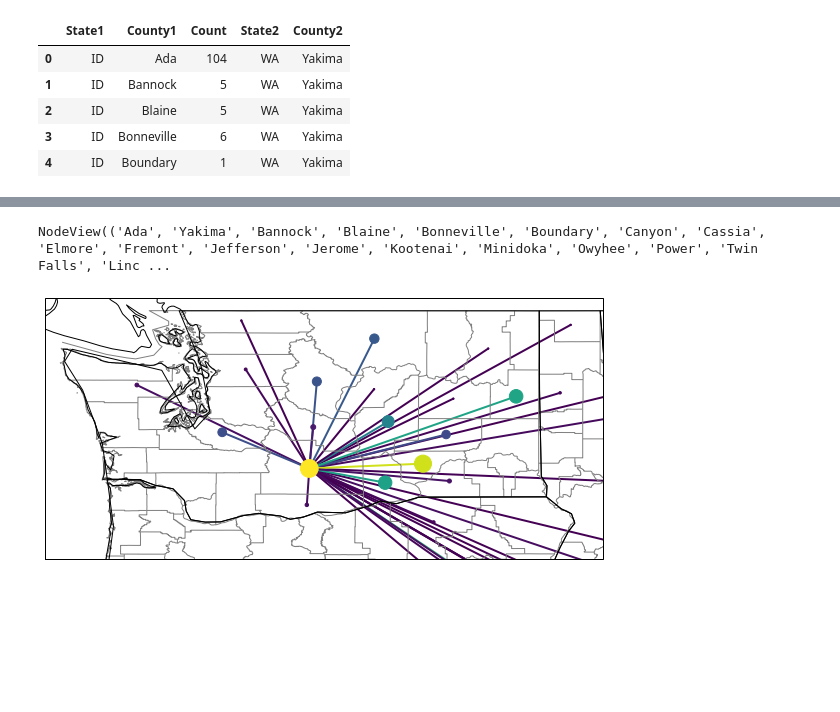
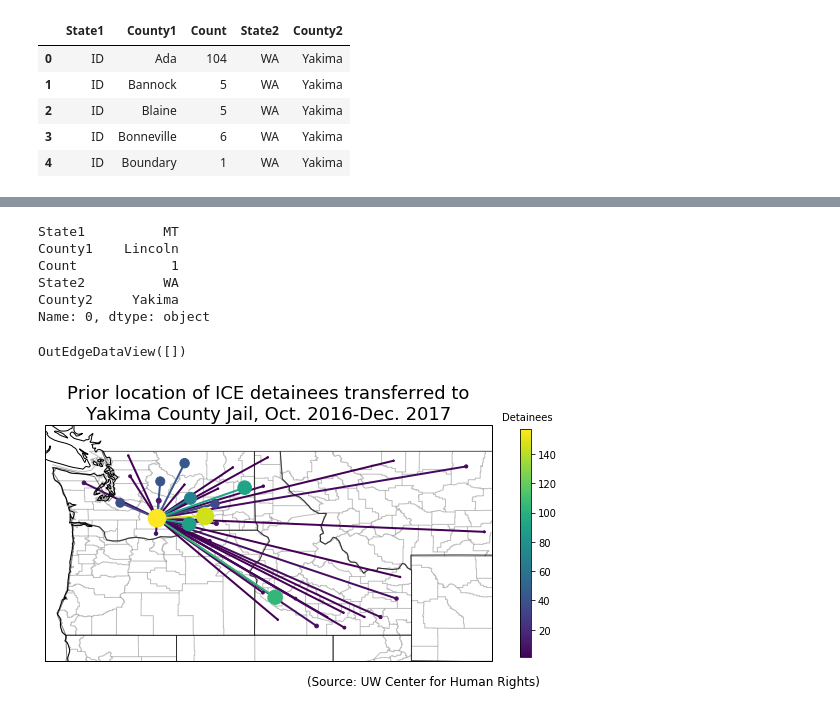
Before and after one commit to UWCHR/ice-air, a Jupyter notebook: analyze/note/county-maps.ipynb, the cells around one changed output, grey strips where cells are left out. Cells and saved outputs as stored; diff of their text form; code cells hidden in the pictures; blank space fills up the shorter version.

Commit message:
Improved local county mapping

```diff
--- a/analyze/note/county-maps.ipynb
+++ b/analyze/note/county-maps.ipynb
@@ -73,3 +73,7 @@ df.head()
 # %%
 df = df[df['State1'] != 'Unknown']
 df = df[df['County1'] != 'Unknown']
+# %%
+df = df.sort_values(by='Count', ascending=True)
+# %%
+df = df.reset_index(drop=True)
@@ -76,7 +89,20 @@ df = df[df['County1'] != 'Unknown']
+# %%
+df.loc[0,:]
+# %% [output]
+State1          MT
+County1    Lincoln
+Count            1
+State2          WA
+County2     Yakima
+Name: 0, dtype: object
 # %%
 edges = df[['County1', 'County2']].values
 # %%
 G = nx.DiGraph()
+# %%
+G.edges(data=True)
+# %% [output]
+OutEdgeDataView([])
 # %%
 county_dict = nw_counties.set_index('County').to_dict('index')
 # %%
@@ -88,9 +114,5 @@ for row in df.values:
     G.add_edge(row[1], row[4], weight=row[2])
 # %%
 weights = pd.Series([c for (u, v, c) in G.edges.data('weight', default=0)])
-# %%
-G.nodes
-# %% [output]
-NodeView(('Ada', 'Yakima', 'Bannock', 'Blaine', 'Bonneville', 'Boundary', 'Canyon', 'Cassia', 'Elmore', 'Fremont', 'Jefferson', 'Jerome', 'Kootenai', 'Minidoka', 'Owyhee', 'Power', 'Twin Falls', 'Linc ...
 # %%
 edge_weights = {edge: G.get_edge_data(edge[0], edge[1])['weight'] for edge in G.edges}
@@ -102,41 +123,61 @@ edge_alphas = 1
 # %%
 reader = shpreader.Reader('../input/countyl010g.shp')
 
 counties = list(reader.geometries()) # This appears to just be county borders, no other attributes
 
 COUNTIES = cfeature.ShapelyFeature(counties, ccrs.PlateCarree())
 
 crs = ccrs.PlateCarree(central_longitude=0.0)
 
 fig, ax = plt.subplots(
     1, 1, figsize=(10, 6),
     subplot_kw=dict(projection=crs))
 
 # ax.add_feature(cfeature.LAND.with_scale('50m'))
 # ax.add_feature(cfeature.OCEAN.with_scale('50m'))
 # ax.add_feature(cfeature.LAKES.with_scale('50m'))
-ax.add_feature(COUNTIES, facecolor='none', edgecolor='gray')
-ax.add_feature(cfeature.STATES, facecolor='none', edgecolor='black')
+ax.add_feature(COUNTIES, facecolor='none', edgecolor='gray', alpha=.5, zorder=0)
+ax.add_feature(cfeature.STATES, facecolor='none', edgecolor='black', alpha=.5, zorder=0)
 
 ax.coastlines('50m')
 
-# ax.set_extent([-126, -110, 41, 50]) # PNW
-ax.set_extent([-125, -116, 45, 49.2]) # WA
+ax.set_extent([-125, -108, 41, 50]) # PNW
+# ax.set_extent([-126, -114, 41, 50]) # WA + ID
+# ax.set_extent([-125, -116, 45, 49.2]) # WA
 
 labels = {county: county for county in G.nodes}
 
-nodes = nx.draw_networkx_nodes(G, pos, ax=ax, node_size=weights*2, node_color=edge_colors)
-# nodes = nx.draw_networkx_nodes(G, pos, ax=ax, node_size=15, node_color='black')
-edges = nx.draw_networkx_edges(G, pos, ax=ax, node_size=15, arrowstyle='-',
-                               arrowsize=20,
-                               edge_color=edge_colors,
-                               edge_cmap=plt.cm.viridis,
-                               width=2)
-# edge_labels=nx.draw_networkx_edge_labels(G, pos, edge_labels=edge_weights, label_pos=.5, font_size=12)
-# labels = nx.draw_networkx_labels(G, pos, ax=ax, labels=labels, font_size=14)
+draw_nodes = nx.draw_networkx_nodes(G, pos, ax=ax,
+                                    node_size=weights*2,
+                                    node_color=edge_colors,
+                                    alpha=1)
+draw_edges = nx.draw_networkx_edges(G, pos, ax=ax,
+                                    node_size=15,
+                                    arrowstyle='-',
+                                    arrowsize=20,
+                                    edge_color=edge_colors,
+                                    edge_cmap=plt.cm.viridis,
+                                    width=2)
 
-# ax = plt.gca()
-# ax.set_axis_off()
+vmin = df['Count'].min()
+vmax = df['Count'].max()
+
+pc = mpl.collections.PatchCollection(draw_edges, cmap=plt.cm.viridis,
+                                     norm=plt.Normalize(vmin=vmin, vmax=vmax))
+pc.set_array(edge_colors)
+clb = plt.colorbar(pc, ax=ax, shrink=.7)
+clb.set_label('Detainees', labelpad=-30, y=1.075, rotation=0)
+
+plt.title(f"Prior location of ICE detainees transferred to\nYakima County Jail, Oct. 2016-Dec. 2017", size=18)
+
+msg = '(Source: UW Center for Human Rights)'
+txt = plt.figtext(0.65, .175, msg, wrap=True, horizontalalignment='center', fontsize=12)
+
+fig.savefig(f'../output/yakima-jail-transfers.png', dpi=200, bbox_extra_artists=(pc,txt), bbox_inches='tight')
+
+
+ax = plt.gca()
+ax.set_axis_off()
 plt.show()
 # %% [output]
-[figure, old version]
+[figure, new version]
```
Also changed, not shown: parts of 4 cells of this notebook.
